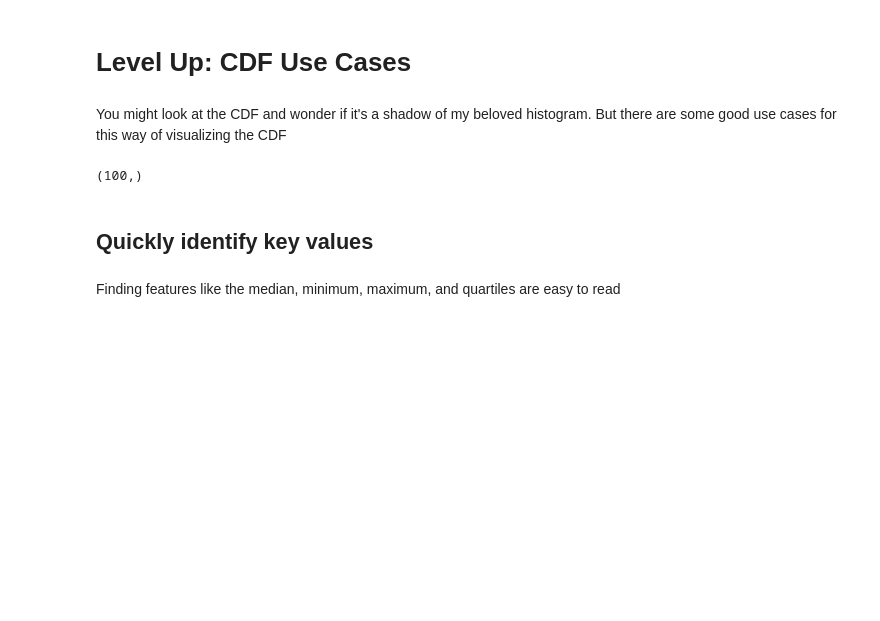
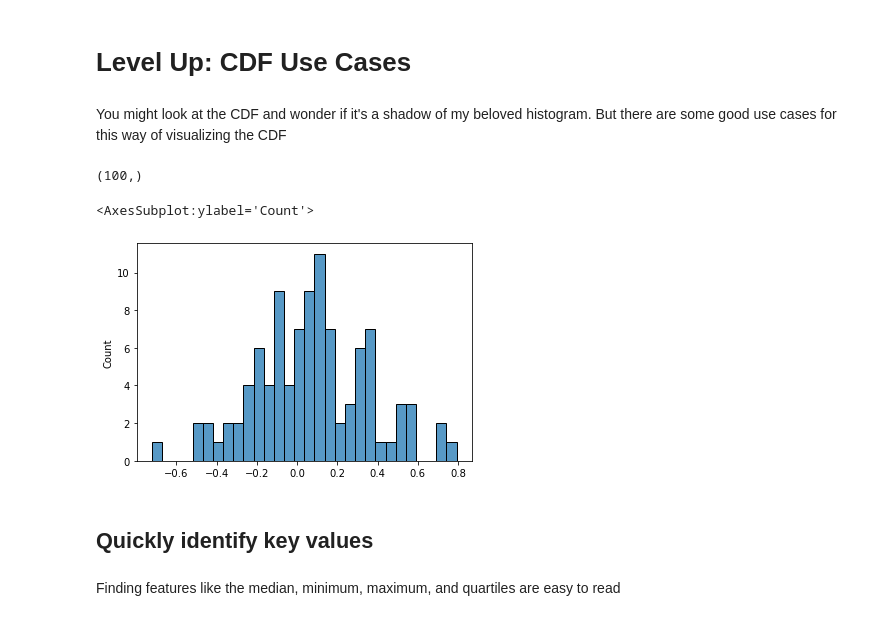
Before and after one commit to erdemiraysu/ds-statistical_distributions-nbz32, a Jupyter notebook: statistical_distributions.ipynb, the cells around one changed output. Cells and saved outputs as stored; diff of their text form; code cells hidden in the pictures; blank space fills up the shorter version.

```diff
--- a/statistical_distributions.ipynb
+++ b/statistical_distributions.ipynb
@@ -449,6 +460,11 @@ norm_dist = stats.norm.rvs(0,0.3,domain_x.shape)
 norm_dist.shape
 # %% [output]
 (100,)
+# %%
+sns.histplot(x=norm_dist, bins= 30)
+# %% [output]
+<AxesSubplot:ylabel='Count'>
+[figure, added]
 # %% [markdown]
 ## Quickly identify key values
 # %% [markdown]
```
Also changed, not shown: parts of 14 cells of this notebook.
